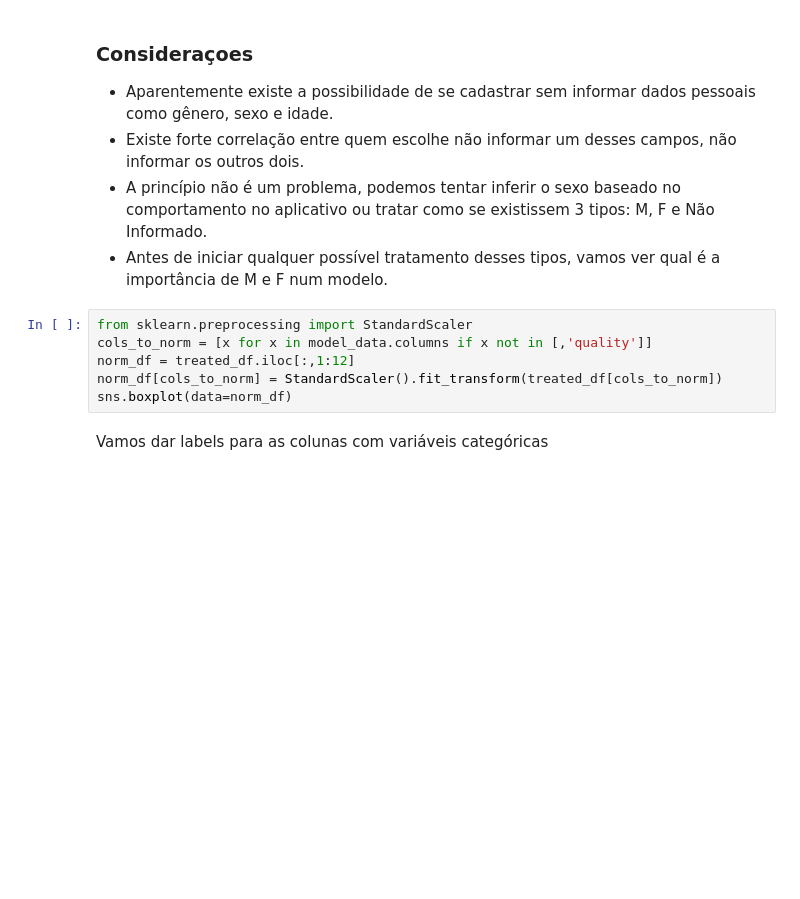
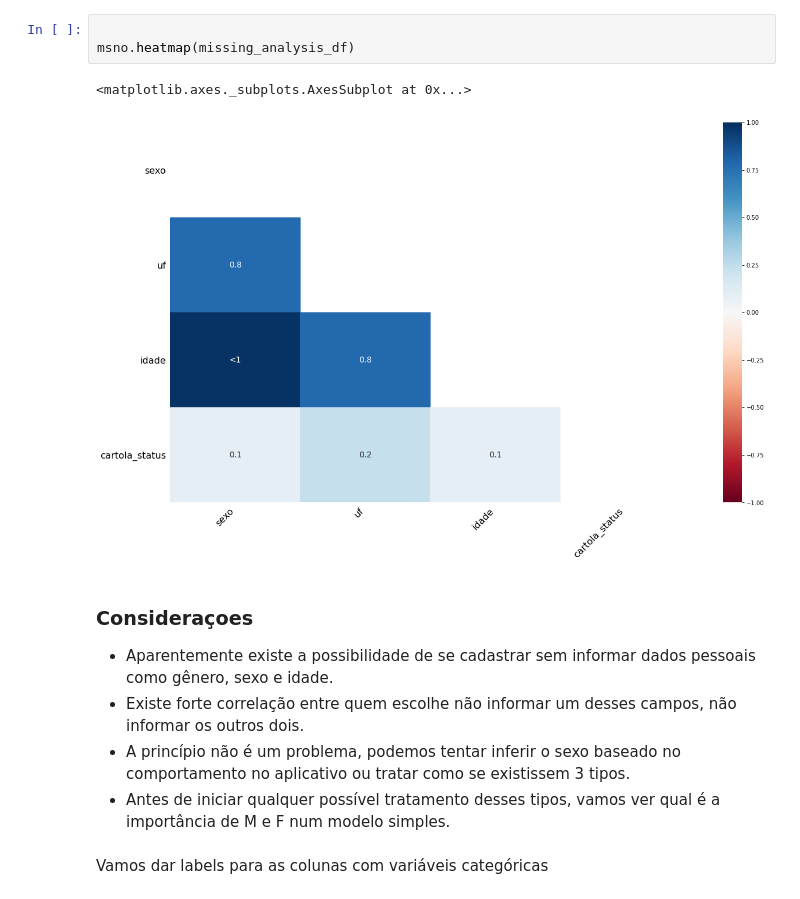
Before and after one commit to luizgmonteiro/proc-globo, a Jupyter notebook: análise.ipynb, the cells around one changed output. Saved outputs shown, nothing was run; the diff lists cells and outputs as text; blank space fills up the shorter version.

```diff
--- a/análise.ipynb
+++ b/análise.ipynb
@@ -21,14 +60,14 @@ msno.heatmap(df)
+# %%
+
+msno.heatmap(missing_analysis_df)
+# %% [output]
+<matplotlib.axes._subplots.AxesSubplot at 0x...>
+[figure, added]
 # %% [markdown]
 ### Consideraçoes
 * Aparentemente existe a possibilidade de se cadastrar sem informar dados pessoais como gênero, sexo e idade.
 * Existe forte correlação entre quem escolhe não informar um desses campos, não informar os outros dois.
-* A princípio não é um problema, podemos tentar inferir o sexo baseado no comportamento no aplicativo ou tratar como se existissem 3 tipos: M, F e Não Informado.
-* Antes de iniciar qualquer possível tratamento desses tipos, vamos ver qual é a importância de M e F num modelo.
+* A princípio não é um problema, podemos tentar inferir o sexo baseado no comportamento no aplicativo ou tratar como se existissem 3 tipos.
+* Antes de iniciar qualquer possível tratamento desses tipos, vamos ver qual é a importância de M e F num modelo simples.
-# %%
-from sklearn.preprocessing import StandardScaler
-cols_to_norm = [x for x in model_data.columns if x not in [,'quality']]
-norm_df = treated_df.iloc[:,1:12]
-norm_df[cols_to_norm] = StandardScaler().fit_transform(treated_df[cols_to_norm])
-sns.boxplot(data=norm_df)
 # %% [markdown]
 Vamos dar labels para as colunas com variáveis categóricas
```
Also changed, not shown: parts of 43 cells of this notebook.
